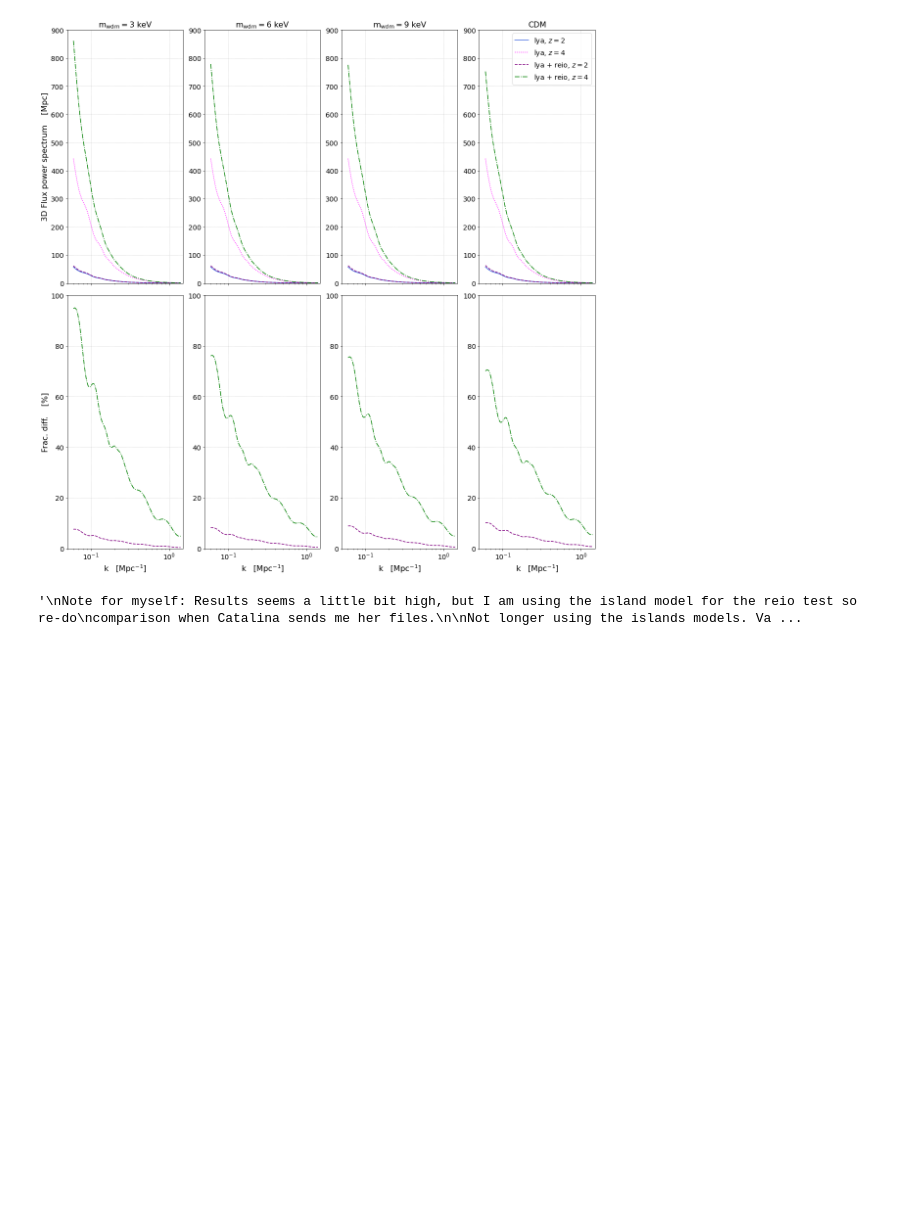
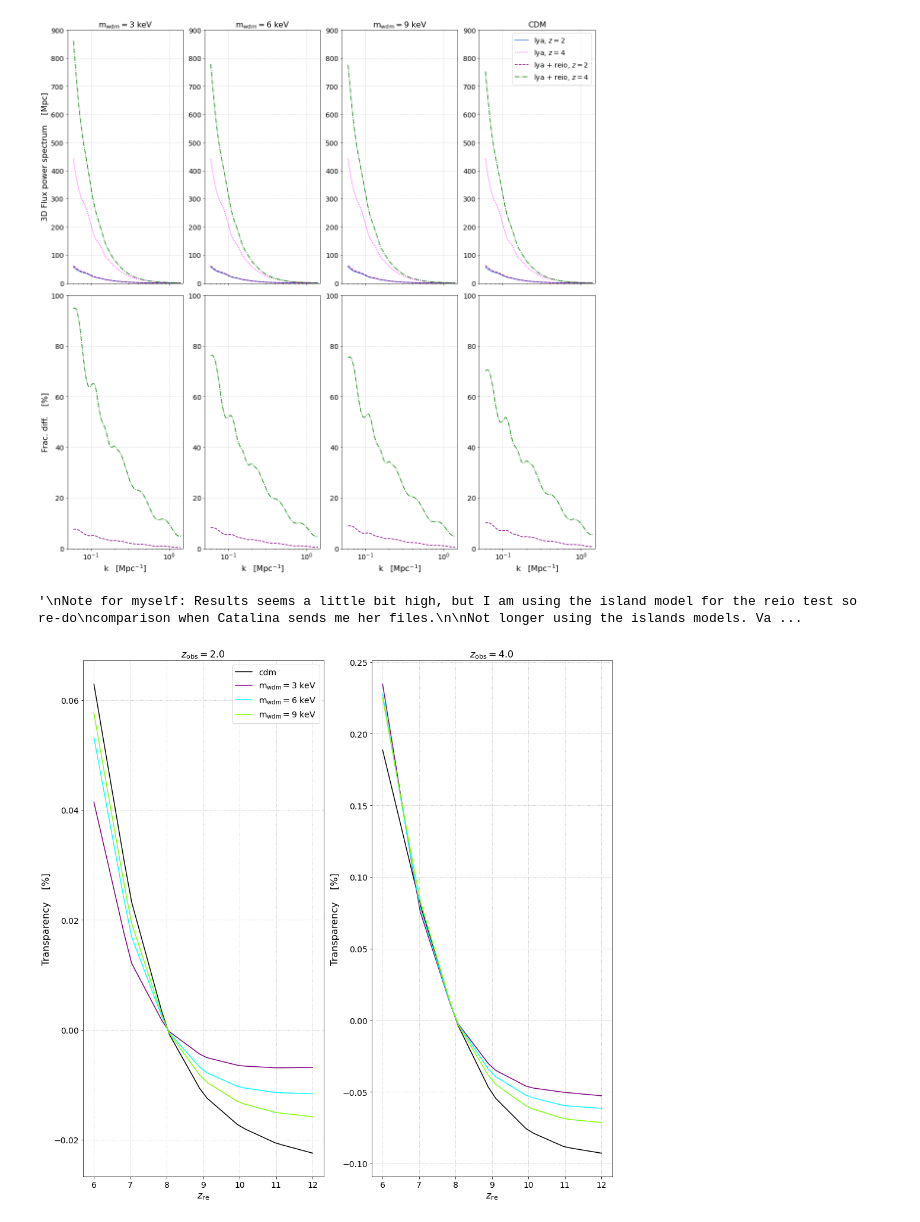
Before and after one commit to yaozhang1206/WDM_Lya_21cm, a Jupyter notebook: master.ipynb, the cells around one changed output. Cells and saved outputs as stored; diff of their text form; code cells hidden in the pictures; blank space fills up the shorter version.

Commit message:
Implemented transparency plots in error and master

```diff
--- a/master.ipynb
+++ b/master.ipynb
@@ -229,0 +255,29 @@ Not longer using the islands models. Values seem more reasonable.
+# %%
+# time to plot then
+
+fig, axs = plt.subplots(1, 2,figsize=(16,16))
+axs[0].plot(z_re,psi_cdm_z1,color='black',label=r'cdm')
+axs[0].plot(z_re,psi_3keV_z1,color='purple',label=r'm$_{\rm wdm} = 3$ keV')
+axs[0].plot(z_re,psi_6keV_z1,color='aqua',label=r'm$_{\rm wdm} = 6$ keV')
+axs[0].plot(z_re,psi_9keV_z1,color='chartreuse',label=r'm$_{\rm wdm} = 9$ keV')
+axs[0].grid(linestyle='dotted')
+axs[0].set_title(r'$z_{\rm obs} = 2.0$', fontsize=16)
+axs[0].set_xlabel(r'$z_{\rm re}$',fontsize=16)
+axs[0].set_ylabel(r'Transparency    [%]',fontsize=16)
+axs[0].legend(loc='best', fontsize=14)
+axs[0].tick_params(axis = 'both', which = 'major', labelsize = 14)
+# next
+axs[1].plot(z_re,psi_cdm_z5,color='black',label=r'cdm')
+axs[1].plot(z_re,psi_3keV_z5,color='purple',label=r'm$_{\rm wdm} = 3$ keV')
+axs[1].plot(z_re,psi_6keV_z5,color='aqua',label=r'm$_{\rm wdm} = 6$ keV')
+axs[1].plot(z_re,psi_9keV_z5,color='chartreuse',label=r'm$_{\rm wdm} = 9$ keV')
+axs[1].grid(linestyle='dotted')
+axs[1].set_title(r'$z_{\rm obs} = 4.0$', fontsize=16)
+axs[1].set_xlabel(r'$z_{\rm re}$',fontsize=16)
+axs[1].set_ylabel(r'Transparency    [%]',fontsize=16)
+# axs[1].legend(loc='best', fontsize=14)
+axs[1].tick_params(axis = 'both', which = 'major', labelsize = 14)
+plt.savefig('transparency.pdf',bbox_inches="tight")
+plt.show()
+# %% [output]
+[figure, added]
```
Also changed, not shown: parts of 2 cells of this notebook, 2 other files.
